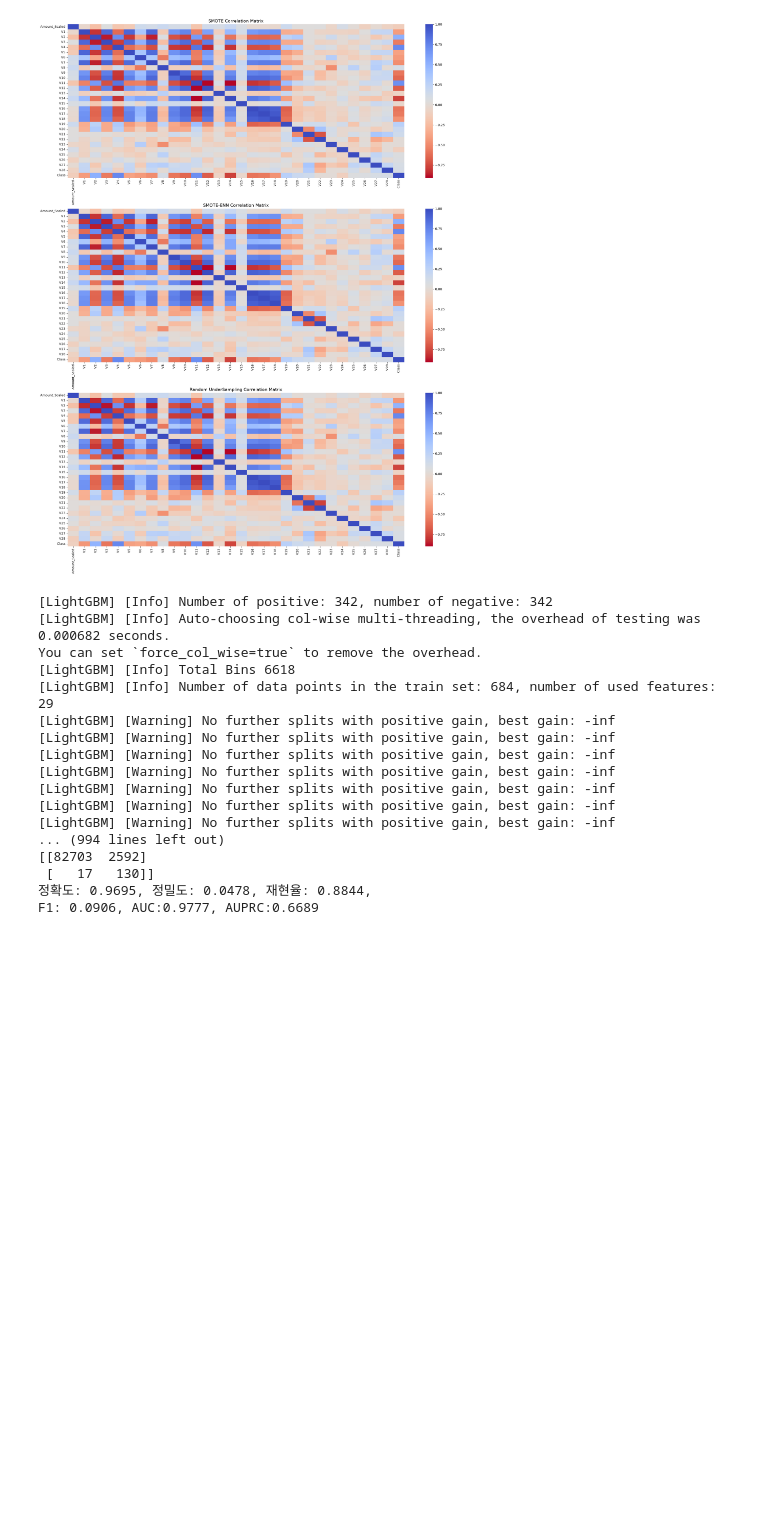
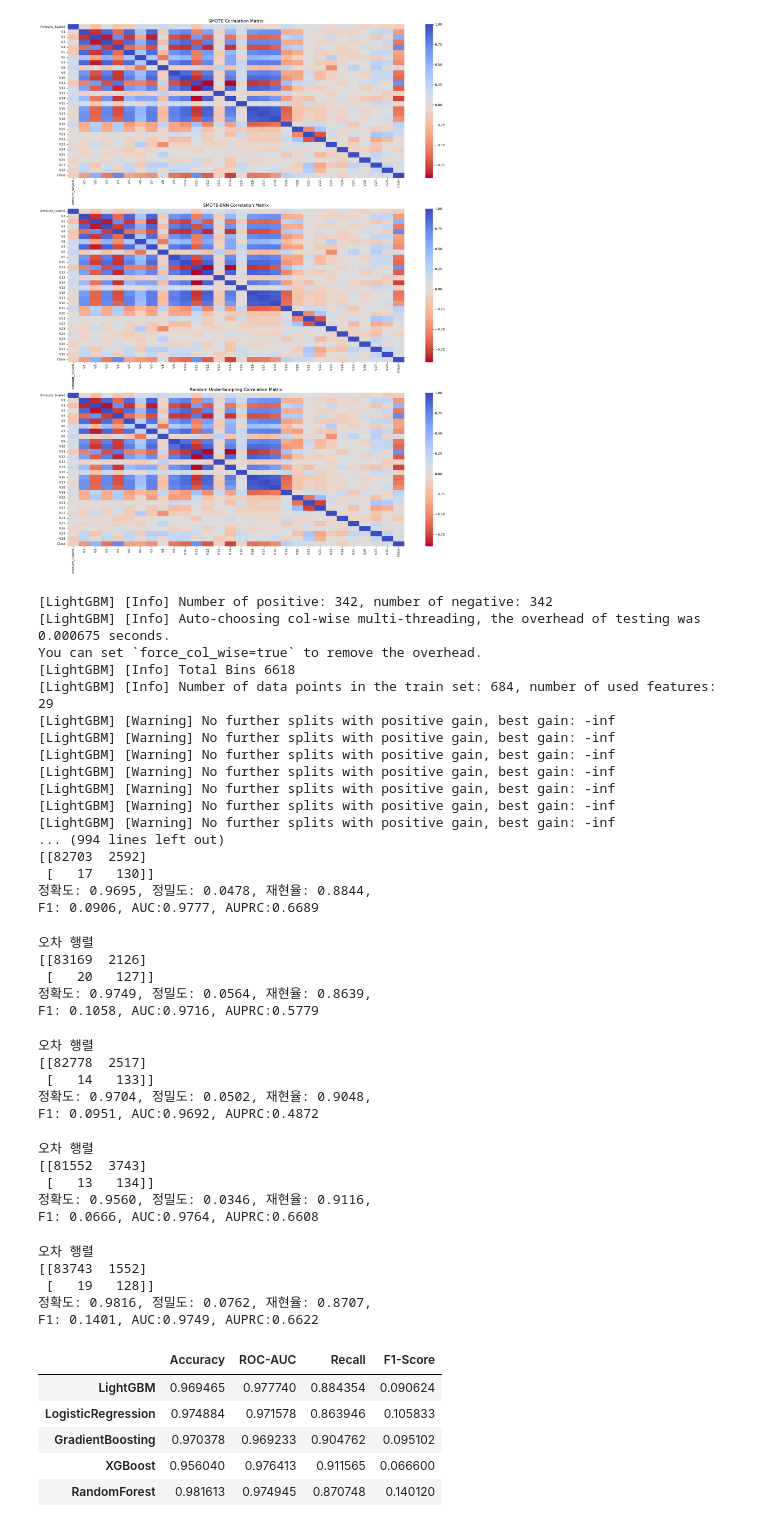
Before and after one commit to jcs19752510-ui/semi_project, a Jupyter notebook: 염윤호/02 Credit Card Fraud Detection/02_Creditcard.ipynb, the cells around one changed output. Cells and saved outputs as stored; diff of their text form; code cells hidden in the pictures; blank space fills up the shorter version.

```diff
--- a/염윤호/02 Credit Card Fraud Detection/02_Creditcard.ipynb
+++ b/염윤호/02 Credit Card Fraud Detection/02_Creditcard.ipynb
@@ -292,7 +297,7 @@ from lightgbm import LGBMClassifier
 
 
 lgbm_clf = LGBMClassifier(n_estimators=1000, num_leaves=64, n_jobs=-1, boost_from_average=False)
-get_model_train_eval(lgbm_clf, ftr_train=X_train_under, ftr_test=X_test, tgt_train=y_train_under, tgt_test=y_test)
+model_results['LightGBM'] = get_model_train_eval(lgbm_clf, ftr_train=X_train_under, ftr_test=X_test, tgt_train=y_train_under, tgt_test=y_test)
 # get_model_train_eval(lgbm_clf, ftr_train=X_train_over, ftr_test=X_test, tgt_train=y_train_over, tgt_test=y_test)
 # get_model_train_eval(lgbm_clf, ftr_train=X_train_enn, ftr_test=X_test, tgt_train=y_train_enn, tgt_test=y_test)
 
@@ -317,7 +322,7 @@ get_model_train_eval(lgbm_clf, ftr_train=X_train_under, ftr_test=X_test, tgt_tra
 # F1: 0.7792, AUC:0.9739, AUPRC:0.8059
 # %% [output]
 [LightGBM] [Info] Number of positive: 342, number of negative: 342
-[LightGBM] [Info] Auto-choosing col-wise multi-threading, the overhead of testing was 0.000682 seconds.
+[LightGBM] [Info] Auto-choosing col-wise multi-threading, the overhead of testing was 0.000675 seconds.
 You can set `force_col_wise=true` to remove the overhead.
 [LightGBM] [Info] Total Bins 6618
 [LightGBM] [Info] Number of data points in the train set: 684, number of used features: 29
@@ -333,6 +338,74 @@ You can set `force_col_wise=true` to remove the overhead.
  [   17   130]]
 정확도: 0.9695, 정밀도: 0.0478, 재현율: 0.8844,
 F1: 0.0906, AUC:0.9777, AUPRC:0.6689
+# %%
+# 같은 전처리(언더샘플링) 데이터로 Logistic Regression 비교
+from sklearn.linear_model import LogisticRegression
+
+lr_clf = LogisticRegression(max_iter=1000, random_state=42)
+model_results['LogisticRegression'] = get_model_train_eval(lr_clf, ftr_train=X_train_under, ftr_test=X_test, tgt_train=y_train_under, tgt_test=y_test)
+# get_model_train_eval(lr_clf, ftr_train=X_train_over, ftr_test=X_test, tgt_train=y_train_over, tgt_test=y_test)
+# get_model_train_eval(lr_clf, ftr_train=X_train_enn, ftr_test=X_test, tgt_train=y_train_enn, tgt_test=y_test)
+# %% [output]
+오차 행렬
+[[83169  2126]
+ [   20   127]]
+정확도: 0.9749, 정밀도: 0.0564, 재현율: 0.8639,
+F1: 0.1058, AUC:0.9716, AUPRC:0.5779
+# %%
+# 같은 전처리(언더샘플링) 데이터로 GradientBoosting 비교
+from sklearn.ensemble import GradientBoostingClassifier
+
+gb_clf = GradientBoostingClassifier(random_state=42)
+model_results['GradientBoosting'] = get_model_train_eval(gb_clf, ftr_train=X_train_under, ftr_test=X_test, tgt_train=y_train_under, tgt_test=y_test)
+# get_model_train_eval(gb_clf, ftr_train=X_train_over, ftr_test=X_test, tgt_train=y_train_over, tgt_test=y_test)
+# get_model_train_eval(gb_clf, ftr_train=X_train_enn, ftr_test=X_test, tgt_train=y_train_enn, tgt_test=y_test)
+# %% [output]
+오차 행렬
+[[82778  2517]
+ [   14   133]]
+정확도: 0.9704, 정밀도: 0.0502, 재현율: 0.9048,
+F1: 0.0951, AUC:0.9692, AUPRC:0.4872
+# %%
+# 같은 전처리(언더샘플링) 데이터로 XGBoost 비교
+from xgboost import XGBClassifier
+
+xgb_clf = XGBClassifier(n_estimators=1000, n_jobs=-1, random_state=42, eval_metric='logloss')
+model_results['XGBoost'] = get_model_train_eval(xgb_clf, ftr_train=X_train_under, ftr_test=X_test, tgt_train=y_train_under, tgt_test=y_test)
+# get_model_train_eval(xgb_clf, ftr_train=X_train_over, ftr_test=X_test, tgt_train=y_train_over, tgt_test=y_test)
+# get_model_train_eval(xgb_clf, ftr_train=X_train_enn, ftr_test=X_test, tgt_train=y_train_enn, tgt_test=y_test)
+# %% [output]
+오차 행렬
+[[81552  3743]
+ [   13   134]]
+정확도: 0.9560, 정밀도: 0.0346, 재현율: 0.9116,
+F1: 0.0666, AUC:0.9764, AUPRC:0.6608
+# %%
+# 같은 전처리(언더샘플링) 데이터로 RandomForest 비교
+from sklearn.ensemble import RandomForestClassifier
+
+rf_clf = RandomForestClassifier(n_estimators=1000, n_jobs=-1, random_state=42)
+model_results['RandomForest'] = get_model_train_eval(rf_clf, ftr_train=X_train_under, ftr_test=X_test, tgt_train=y_train_under, tgt_test=y_test)
+# get_model_train_eval(rf_clf, ftr_train=X_train_over, ftr_test=X_test, tgt_train=y_train_over, tgt_test=y_test)
+# get_model_train_eval(rf_clf, ftr_train=X_train_enn, ftr_test=X_test, tgt_train=y_train_enn, tgt_test=y_test)
+# %% [output]
+오차 행렬
+[[83743  1552]
+ [   19   128]]
+정확도: 0.9816, 정밀도: 0.0762, 재현율: 0.8707,
+F1: 0.1401, AUC:0.9749, AUPRC:0.6622
+# %%
+# 언더샘플링 기준 5개 모델 결과 비교
+comparison_df = pd.DataFrame(model_results).T[['accuracy', 'roc_auc', 'recall', 'f1']]
+comparison_df.columns = ['Accuracy', 'ROC-AUC', 'Recall', 'F1-Score']
+comparison_df
+# %% [output]
+|  | Accuracy | ROC-AUC | Recall | F1-Score |
+| LightGBM | 0.969465 | 0.977740 | 0.884354 | 0.090624 |
+| LogisticRegression | 0.974884 | 0.971578 | 0.863946 | 0.105833 |
+| GradientBoosting | 0.970378 | 0.969233 | 0.904762 | 0.095102 |
+| XGBoost | 0.956040 | 0.976413 | 0.911565 | 0.066600 |
+| RandomForest | 0.981613 | 0.974945 | 0.870748 | 0.140120 |
 # %%
 from sklearn.metrics import precision_recall_curve
 
```
Also changed, not shown: parts of 15 cells of this notebook, 16 other files.
